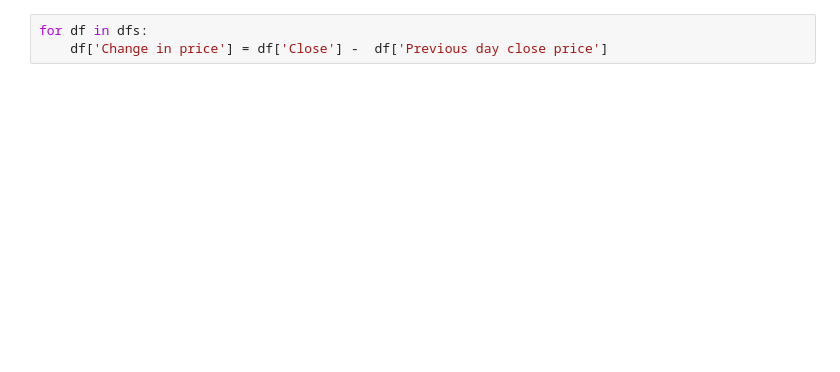
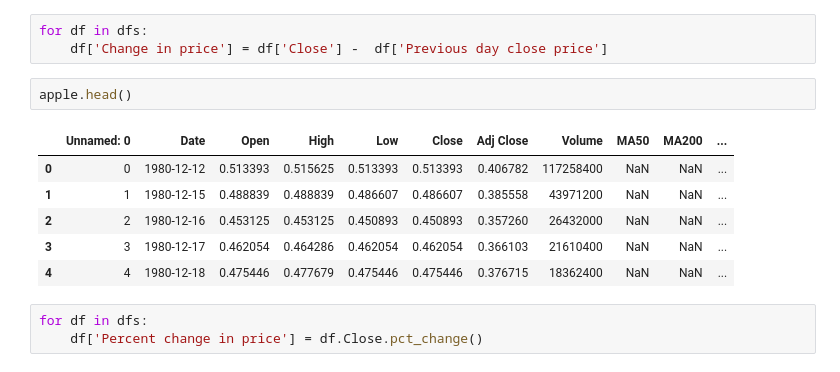
Before and after one commit to thedatanerdz/DAP-16, a Jupyter notebook: dap-16-tracking-stock-performance-of-historica.ipynb, the cells around one changed output. Saved outputs shown, nothing was run; the diff lists cells and outputs as text; blank space fills up the shorter version.

```diff
--- a/dap-16-tracking-stock-performance-of-historica.ipynb
+++ b/dap-16-tracking-stock-performance-of-historica.ipynb
@@ -39,3 +120,15 @@ apple.head
 # %%
 for df in dfs:
     df['Change in price'] = df['Close'] -  df['Previous day close price']
+# %%
+apple.head()
+# %% [output]
+|  | Unnamed: 0 | Date | Open | High | Low | Close | Adj Close | Volume | MA50 | MA200 | ... |
+| 0 | 0 | 1980-12-12 | 0.513393 | 0.515625 | 0.513393 | 0.513393 | 0.406782 | 117258400 | NaN | NaN | ... |
+| 1 | 1 | 1980-12-15 | 0.488839 | 0.488839 | 0.486607 | 0.486607 | 0.385558 | 43971200 | NaN | NaN | ... |
+| 2 | 2 | 1980-12-16 | 0.453125 | 0.453125 | 0.450893 | 0.450893 | 0.357260 | 26432000 | NaN | NaN | ... |
+| 3 | 3 | 1980-12-17 | 0.462054 | 0.464286 | 0.462054 | 0.462054 | 0.366103 | 21610400 | NaN | NaN | ... |
+| 4 | 4 | 1980-12-18 | 0.475446 | 0.477679 | 0.475446 | 0.475446 | 0.376715 | 18362400 | NaN | NaN | ... |
+# %%
+for df in dfs:
+    df['Percent change in price'] = df.Close.pct_change()
```
Also changed, not shown: parts of 11 cells of this notebook.
